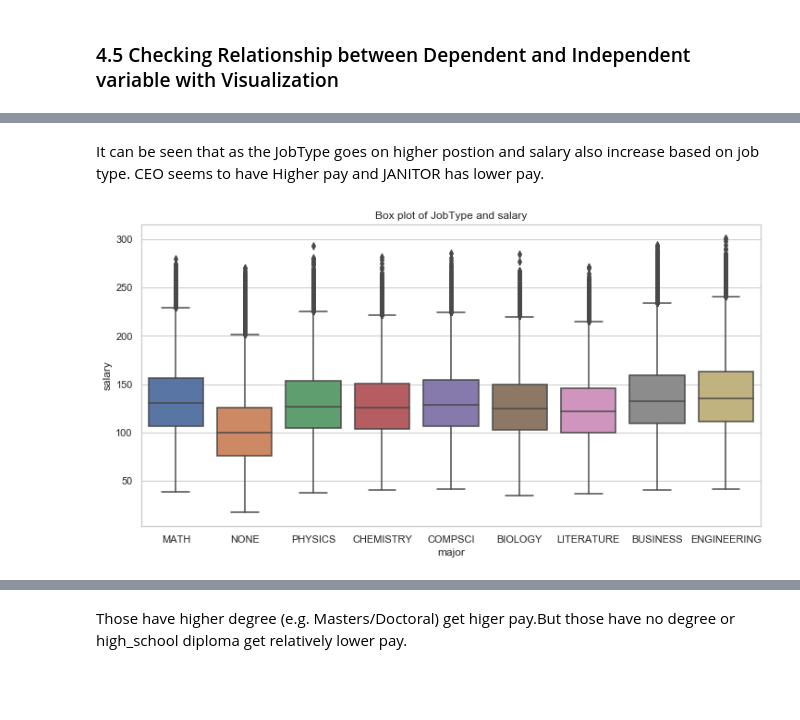
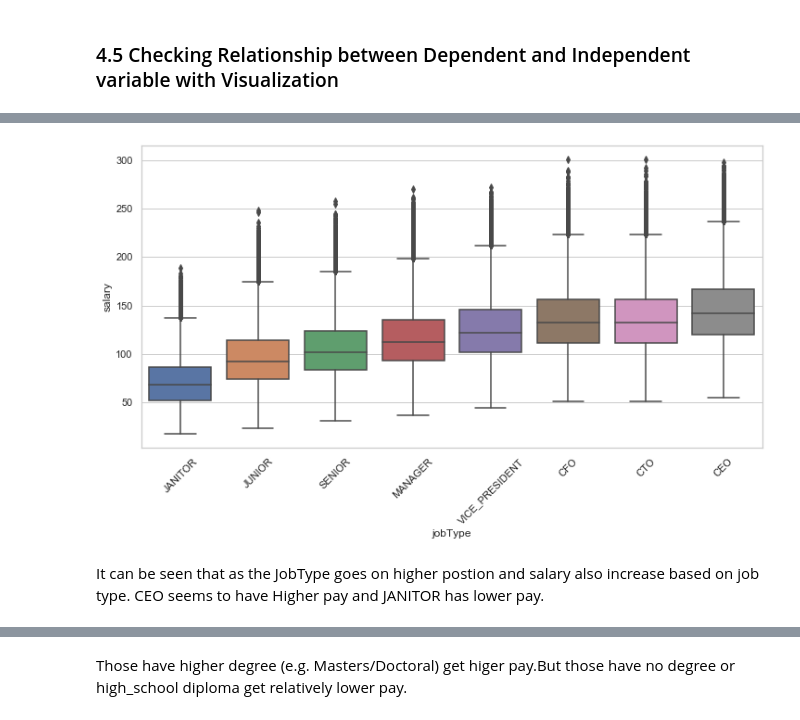
Before and after one commit to mdmosiurrahman/SalaryPredectionPortfolio, a Jupyter notebook: SalaryPredectionNotebook.ipynb, the cells around one changed output, grey strips where cells are left out. Saved outputs shown, nothing was run; the diff lists cells and outputs as text; code cells hidden in the pictures; blank space fills up the shorter version.

```diff
--- a/SalaryPredectionNotebook.ipynb
+++ b/SalaryPredectionNotebook.ipynb
@@ -312,9 +324,6 @@ plt.show()
+# %%
+feature_plot(train_df.sort_values('salary',ascending = True), 'jobType')
+# %% [output]
+[figure, added]
 # %% [markdown]
 It can be seen that as the JobType goes on higher postion and salary also increase based on job type. CEO seems to have Higher pay and JANITOR has lower pay.
-# %%
-fig = plt.figure(figsize=(12,6))
-sns.boxplot(x= "major",y = "salary" , data=train_df)
-plt.title('Box plot of JobType and salary')
-plt.show()
-# %% [output]
-[figure, removed]
```
Also changed, not shown: parts of 28 cells of this notebook, 5 other files.
